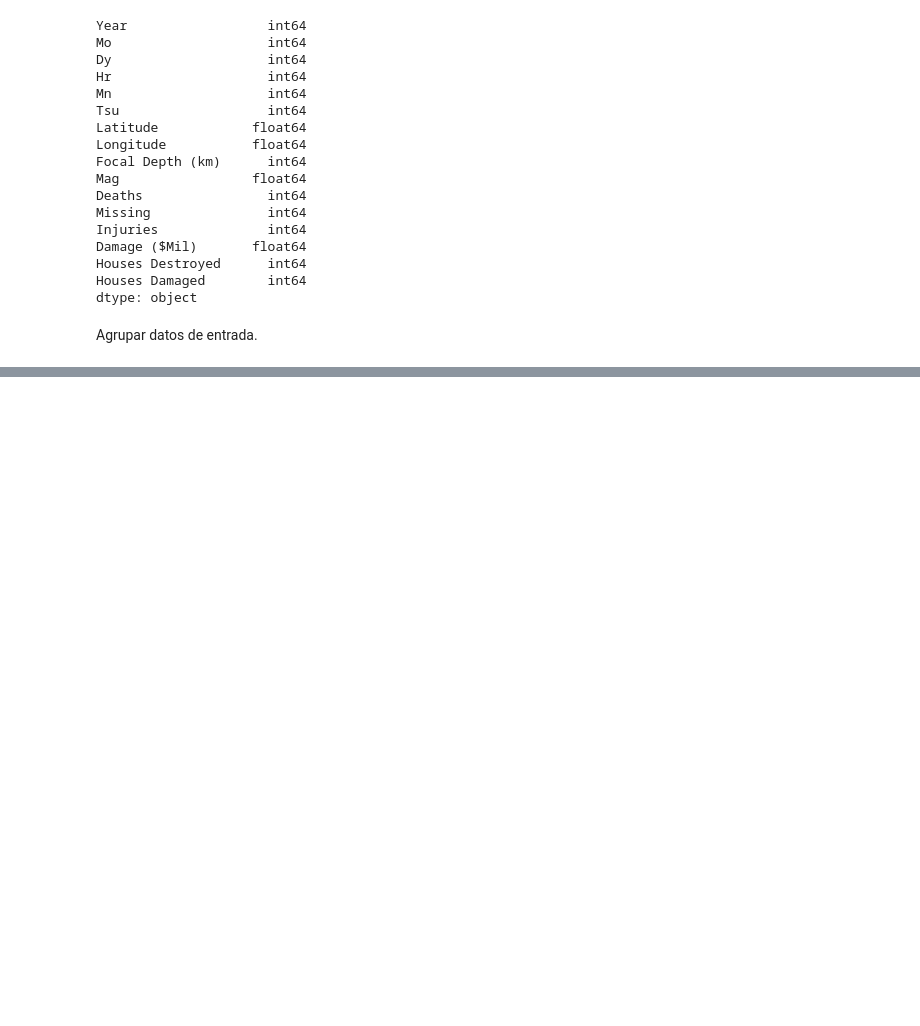
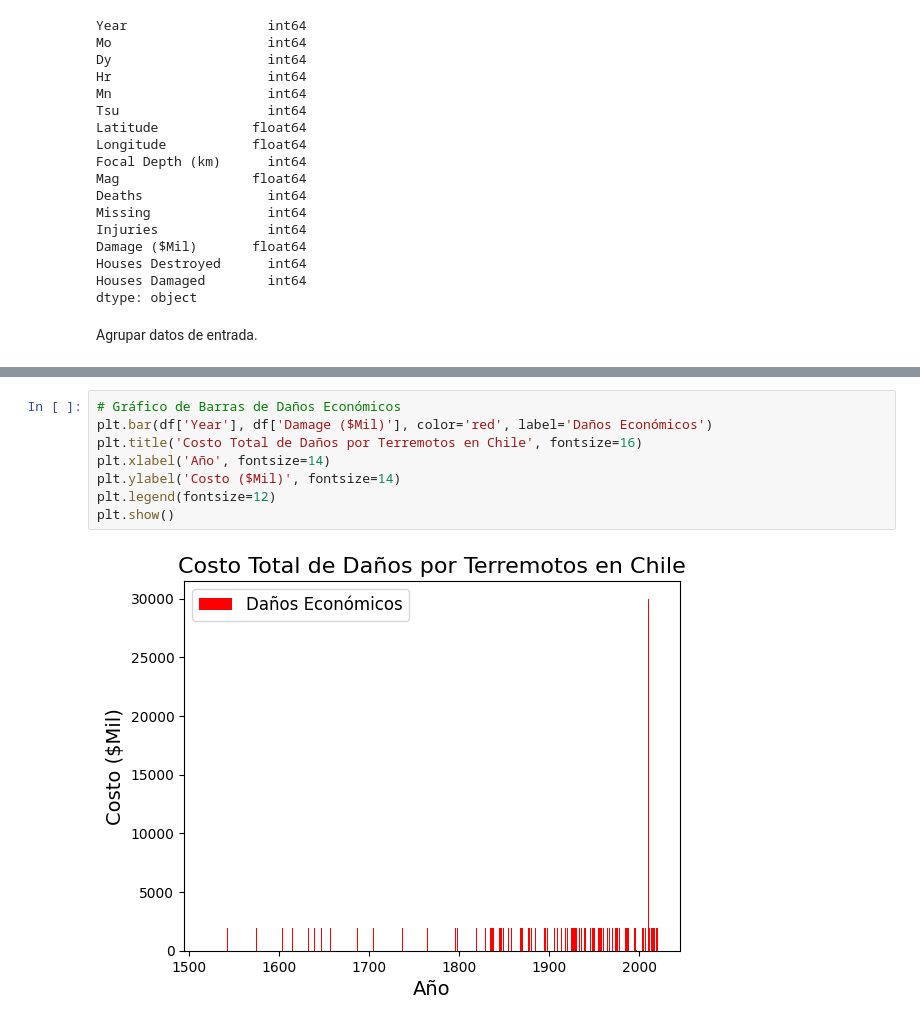
Before and after one commit to FrancoAv1/Taller-de-python-2, a Jupyter notebook: tarea2.ipynb, the cells around one changed output, grey strips where cells are left out. Cells and saved outputs as stored; diff of their text form; blank space fills up the shorter version.

```diff
--- a/tarea2.ipynb
+++ b/tarea2.ipynb
@@ -752,0 +803,10 @@ Name: Mag, Length: 123, dtype: float64
+# %%
+# Gráfico de Barras de Daños Económicos
+plt.bar(df['Year'], df['Damage ($Mil)'], color='red', label='Daños Económicos')
+plt.title('Costo Total de Daños por Terremotos en Chile', fontsize=16)
+plt.xlabel('Año', fontsize=14)
+plt.ylabel('Costo ($Mil)', fontsize=14)
+plt.legend(fontsize=12)
+plt.show()
+# %% [output]
+[figure, added]
```
Also changed, not shown: parts of 6 cells of this notebook.
